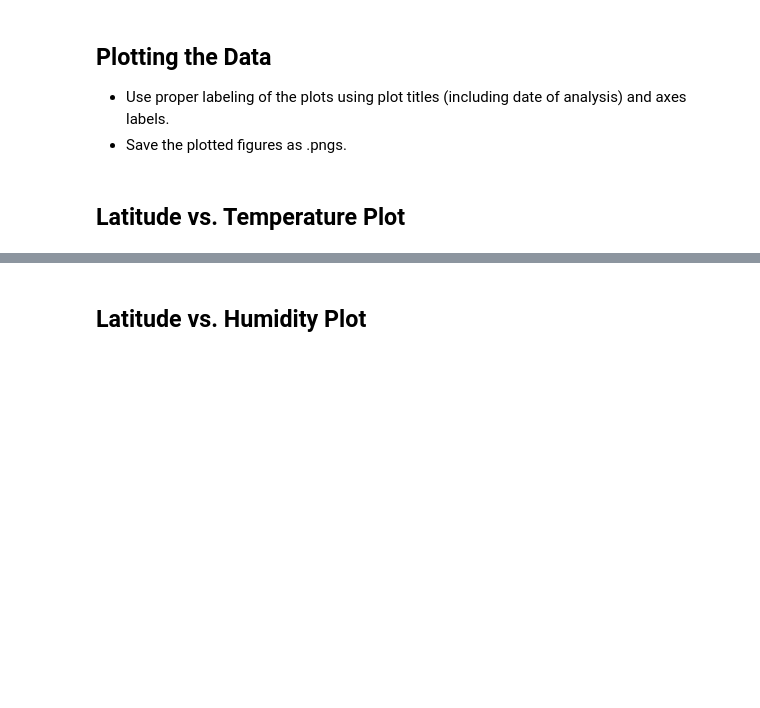
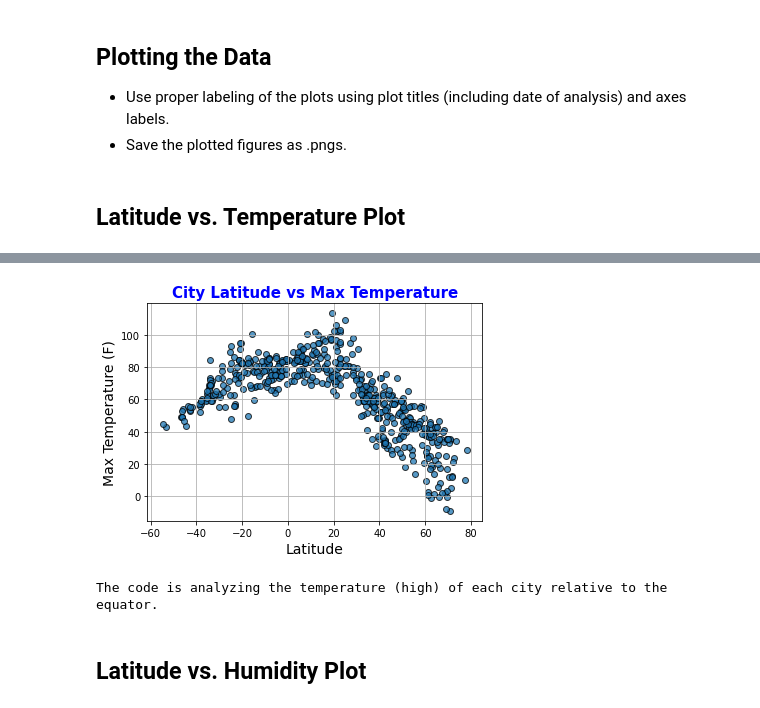
Before and after one commit to thundrakkon/UCI_Data_Homework, a Jupyter notebook: python-api-challenge/WeatherPy/WeatherPy.ipynb, the cells around one changed output, grey strips where cells are left out. Drawn from its saved outputs; the diff is of its cells as text; code cells hidden in the pictures; blank space fills up the shorter version.

Commit message:
Completed WeatherPy

```diff
--- a/python-api-challenge/WeatherPy/WeatherPy.ipynb
+++ b/python-api-challenge/WeatherPy/WeatherPy.ipynb
@@ -100,0 +201,16 @@ dtype: int64
+# %%
+# Create a data frame
+weather_df = pd.DataFrame({
+    "City": city_new,
+    "Lat": lat,
+    "Lng": lon,
+    "Max Temp": temp,
+    "Humidity": hum,
+    "Cloudiness": cloud,
+    "Wind Speed": wind,
+    "Country": country,
+    "Date": date})
+
+weather_df.to_csv(output_data_file)
+
+weather_df
@@ -144,2 +241,19 @@ Int64Index([], dtype='int64')
+# %%
+# Scatter plot for Temperature (F) vs. Latitude
+
+plt.scatter(weather_df["Lat"], weather_df["Max Temp"], marker="o", edgecolors="black", alpha=0.75)
+plt.xlabel('Latitude', fontsize=14)
+plt.ylabel('Max Temperature (F)', fontsize=14)
+plt.title('City Latitude vs Max Temperature', fontsize=15, fontweight= 'bold', color='b')
+plt.grid()
+
+plt.savefig("output_data/Figure1.png")
+
+plt.show()
+
+print('The code is analyzing the temperature (high) of each city relative to the equator.')
+# %% [output]
+[figure, added]
+The code is analyzing the temperature (high) of each city relative to the equator.
 # %% [markdown]
 ## Latitude vs. Humidity Plot
```
Also changed, not shown: parts of 39 cells of this notebook, 6 other files.
